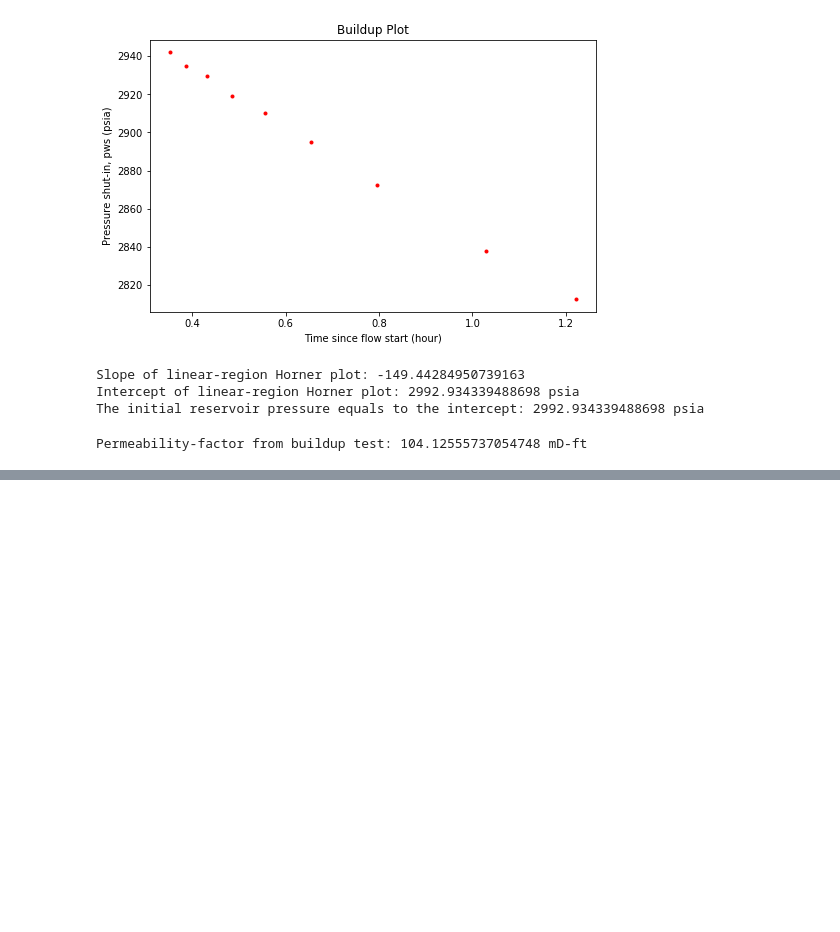
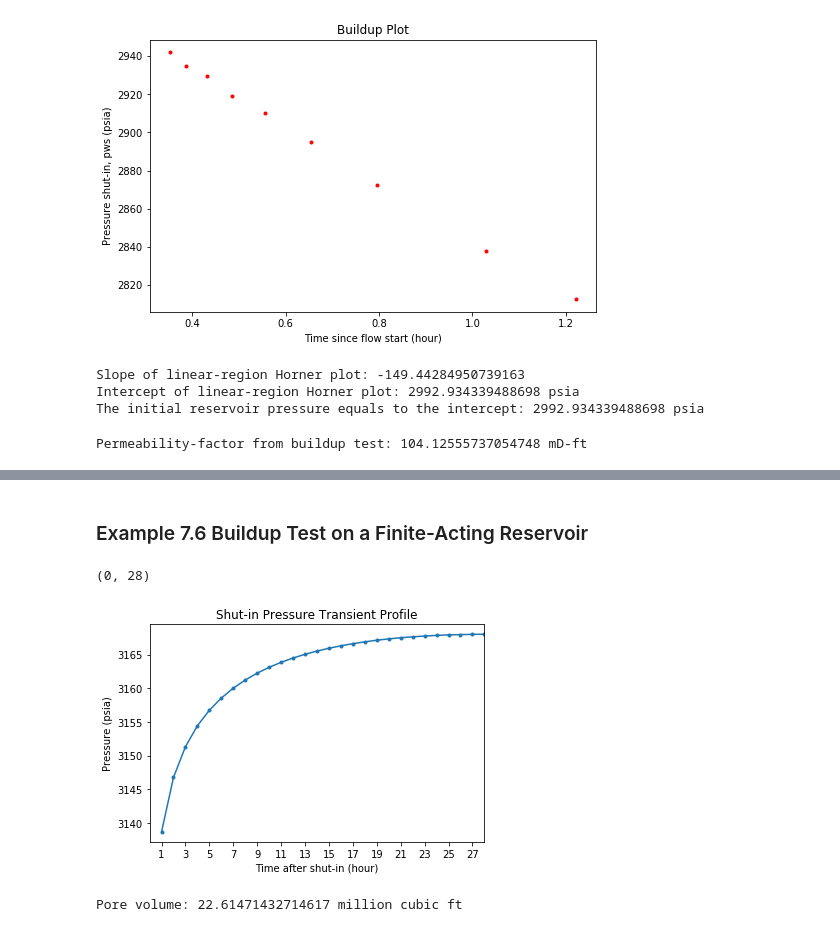
Before and after one commit to yohanesnuwara/reservoir-engineering, a Jupyter notebook: Unit 7 Introduction to Well-Test Analysis/notebook/7_examples_part2.ipynb, the cells around one changed output, grey strips where cells are left out. Drawn from its saved outputs; the diff is of its cells as text; code cells hidden in the pictures; blank space fills up the shorter version.

```diff
--- a/Unit 7 Introduction to Well-Test Analysis/notebook/7_examples_part2.ipynb
+++ b/Unit 7 Introduction to Well-Test Analysis/notebook/7_examples_part2.ipynb
@@ -139,0 +160,29 @@ Permeability-factor from buildup test: 104.12555737054748 mD-ft
+# %% [markdown]
+### Example 7.6 Buildup Test on a Finite-Acting Reservoir
+# %%
+"Task. calculate pore volume Vp and permeability-thickness kh"
+
+# known
+qB = 333.3 # rate multiplied by Bo, in RB/d
+ct = 8E-06 # in psi^-1
+mu_oil = 2 # cP
+
+# rate at which pressure declines before shut-in buildup, m*, we use Slider's method
+m_star = -0.431 # in psi/h
+
+finite_buildup = pd.read_csv('/content/reservoir-engineering/Unit 7 Introduction to Well-Test Analysis/data/Table 7.11-Reservoir Parameters and Pressure Data Example 7.6.csv')
+
+plt.plot(finite_buildup.t, finite_buildup.p, '.-')
+plt.title('Shut-in Pressure Transient Profile')
+plt.xlabel('Time after shut-in (hour)'); plt.ylabel('Pressure (psia)')
+plt.xticks(np.arange(1, 28, 2))
+plt.xlim(0, 28)
+# %% [output]
+(0, 28)
+[figure, added]
+# %%
+# calculate pore volume Vp
+Vp = - (0.23395 * qB) / (ct * m_star)
+print("Pore volume:", Vp / 1E+06, "million cubic ft")
+# %% [output]
+Pore volume: 22.61471432714617 million cubic ft
```
Also changed, not shown: parts of 15 cells of this notebook.
